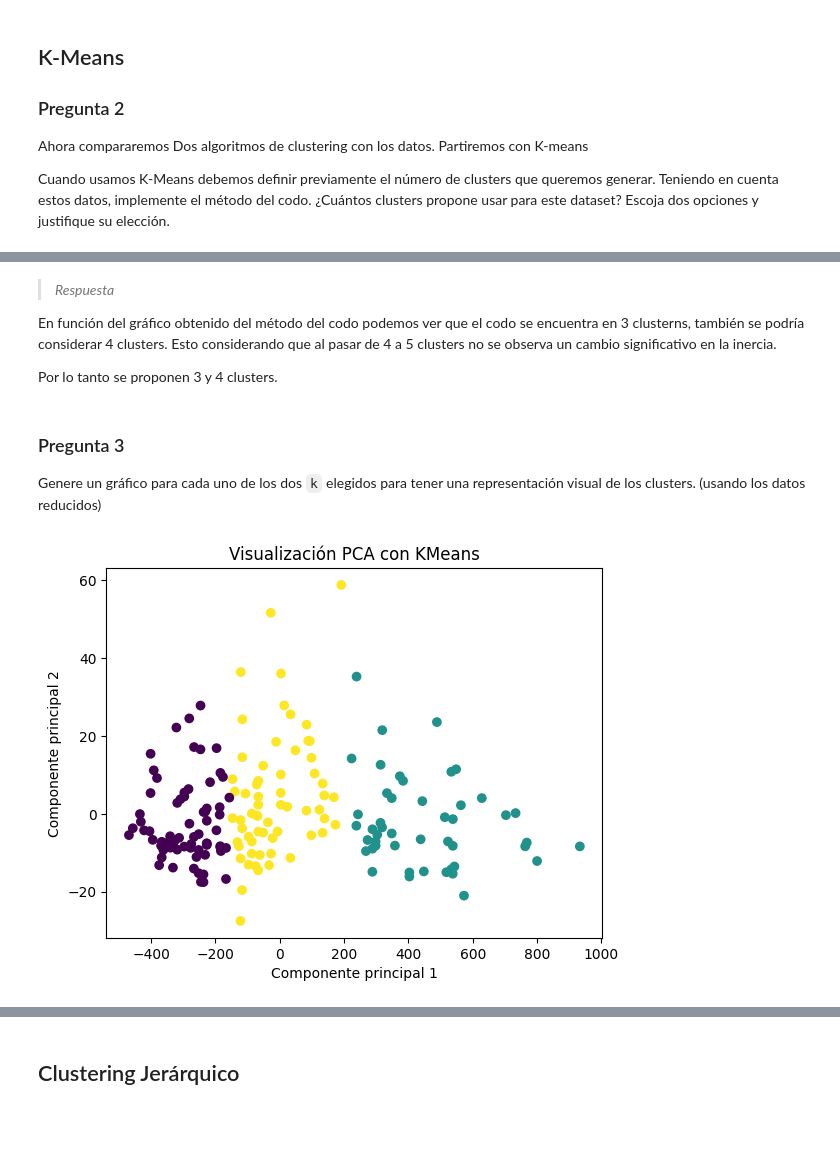
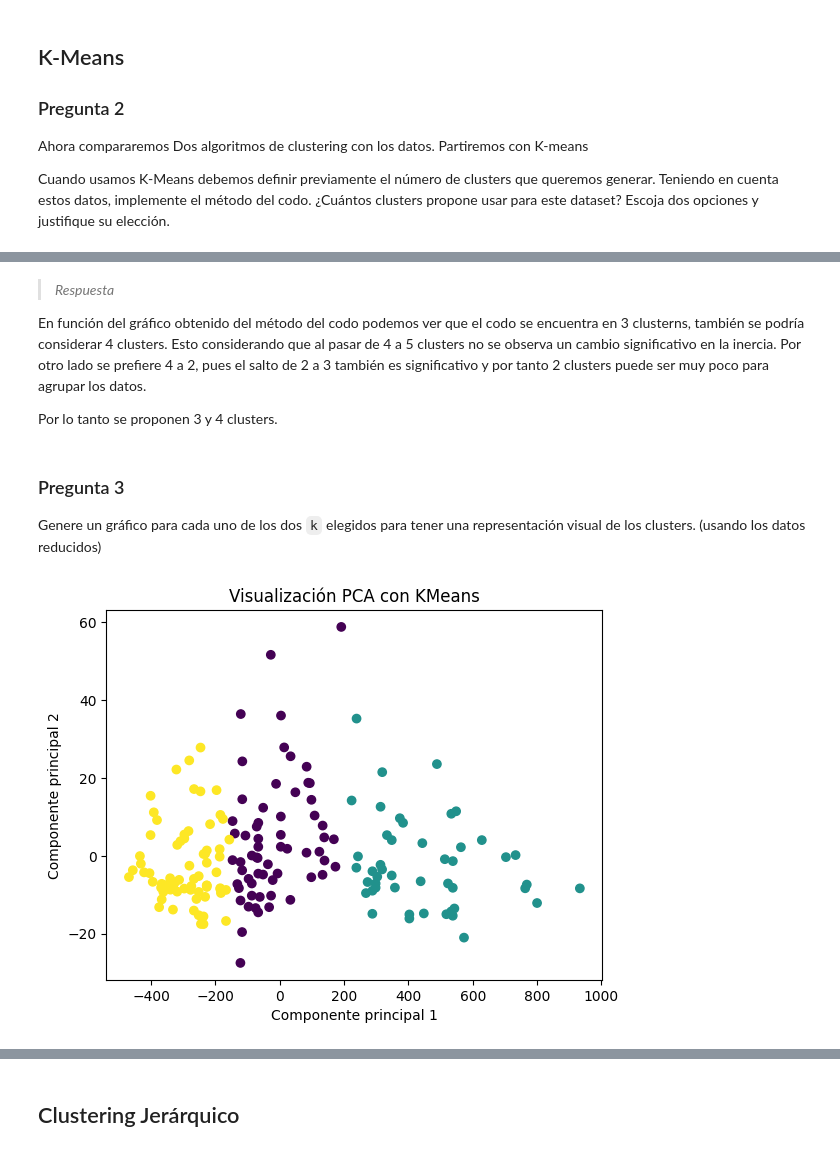
Before and after one commit to BnjmnNicholas/CC5205-Mineria_de_Datos_Labs, a Jupyter notebook: Lab_5/lab_5.ipynb, the cells around one changed output, grey strips where cells are left out. Drawn from its saved outputs; the diff is of its cells as text; code cells hidden in the pictures; blank space fills up the shorter version.

```diff
--- a/Lab_5/lab_5.ipynb
+++ b/Lab_5/lab_5.ipynb
@@ -107,11 +100,11 @@ from sklearn.cluster import KMeans
 inercia = []
 
 for i in range(1, 15):
-    kmeans = KMeans(n_clusters=i, random_state=0)
+    kmeans = KMeans(n_clusters=i, random_state=0, n_init=10)
     kmeans.fit(X)
     inercia.append(kmeans.inertia_)
 
-plt.plot(range(1, 15), inercia)
+plt.plot(range(1, 15), inercia, '-o')
 plt.grid()
 plt.title("Método del codo de 1 a 15 clusters")
 plt.xlabel("Número de clusters")
@@ -122,7 +115,7 @@ plt.show()
 # %% [markdown]
 > *Respuesta*
 
-En función del gráfico obtenido del método del codo podemos ver que el codo se encuentra en 3 clusterns, también se podría considerar 4 clusters. Esto considerando que al pasar de 4 a 5 clusters no se observa un cambio significativo en la inercia.
+En función del gráfico obtenido del método del codo podemos ver que el codo se encuentra en 3 clusterns, también se podría considerar 4 clusters. Esto considerando que al pasar de 4 a 5 clusters no se observa un cambio significativo en la inercia. Por otro lado se prefiere 4 a 2, pues el salto de 2 a 3 también es significativo y por tanto 2 clusters puede ser muy poco para agrupar los datos.
 
 Por lo tanto se proponen 3 y 4 clusters.
 # %% [markdown]
@@ -131,19 +124,19 @@ Por lo tanto se proponen 3 y 4 clusters.
  Genere un gráfico para cada uno de los dos `k` elegidos para tener una representación visual de los clusters. (usando los datos reducidos)
 # %%
 k_escogido = 3
-kmeans = KMeans(n_clusters=k_escogido, random_state=0)
-kmeans.fit(X)
-y_kmeans_3 = kmeans.predict(X)
+kmeans3 = KMeans(n_clusters=k_escogido, random_state=0, n_init=10)
+kmeans3.fit(X)
+y_kmeans_3 = kmeans3.predict(X)
 
 pca = PCA(n_components=2)
 X_pca = pca.fit_transform(X)
 
 plt.scatter(X_pca[:, 0], X_pca[:, 1], c=y_kmeans_3, cmap='viridis')
 plt.title("Visualización PCA con KMeans")
 plt.xlabel("Componente principal 1")
 plt.ylabel("Componente principal 2")
 plt.show()
 # %% [output]
-[figure, old version]
+[figure, new version]
 # %%
 k_escogido = 4
```
Also changed, not shown: parts of 23 cells of this notebook.
